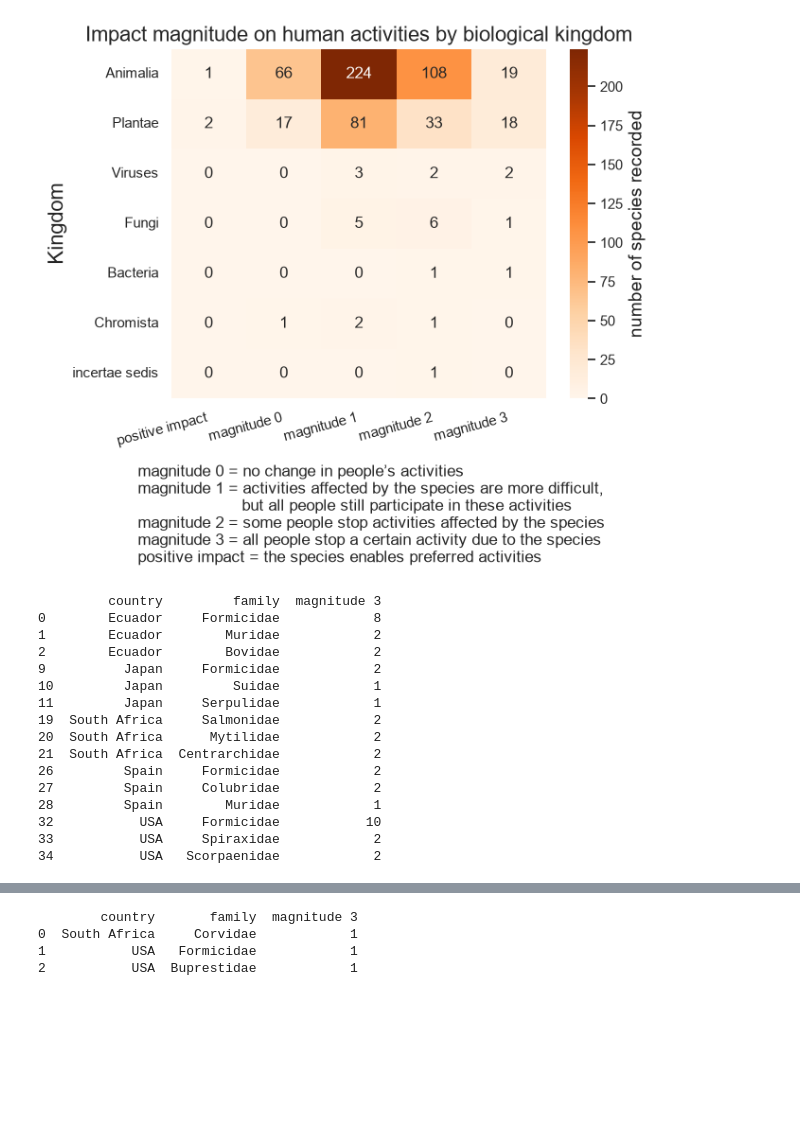
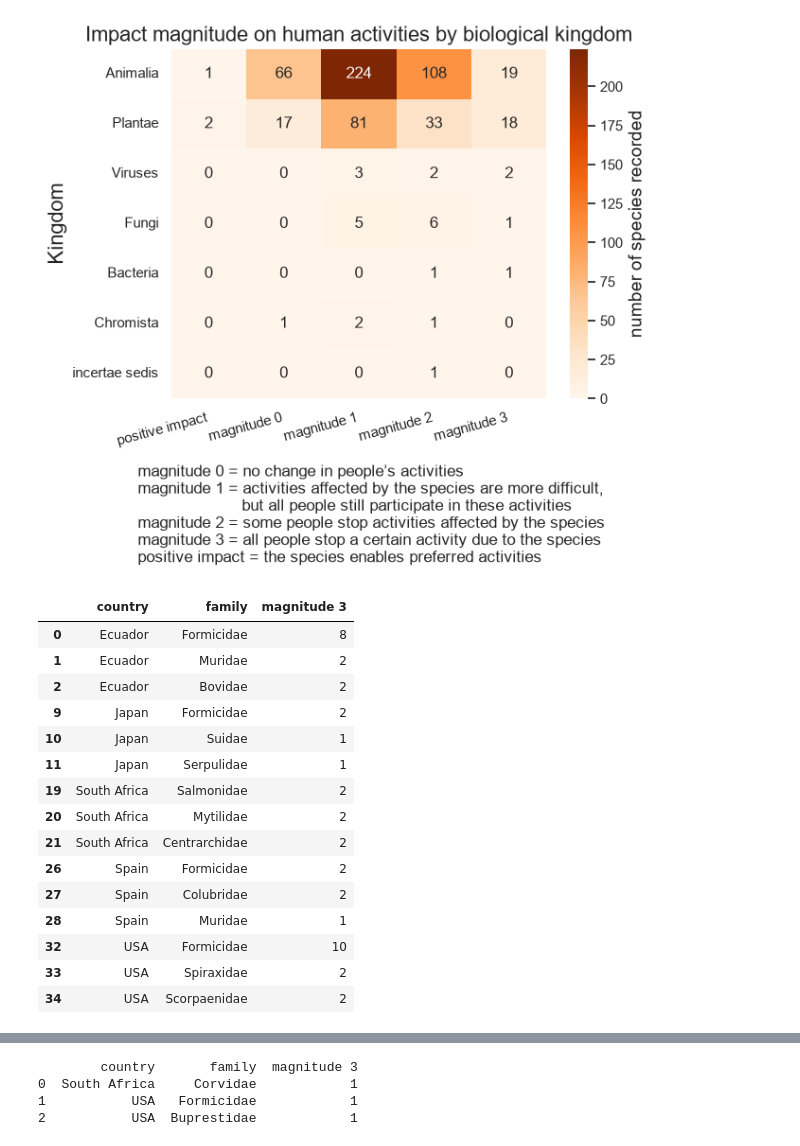
Before and after one commit to zoedoucet/project-1-eda-sql, a Jupyter notebook: notebooks/03_hypothesis_and_visualization.ipynb, the cells around one changed output, grey strips where cells are left out. Cells and saved outputs as stored; diff of their text form; code cells hidden in the pictures; blank space fills up the shorter version.

```diff
--- a/notebooks/03_hypothesis_and_visualization.ipynb
+++ b/notebooks/03_hypothesis_and_visualization.ipynb
@@ -394,27 +388,27 @@ plt.show()
 # %%
 # top three taxa with the greatets impact on nature form the Animalia kingdom in the top five most affected countries
 top3_q3h3_1 = (q3h3_1
     .sort_values(["country", "magnitude 3"], ascending=[True, False])
     .groupby("country")
     .head(3))
-print(top3_q3h3_1)
+top3_q3h3_1
 # %% [output]
-         country         family  magnitude 3
-0        Ecuador     Formicidae            8
-1        Ecuador        Muridae            2
-2        Ecuador        Bovidae            2
-9          Japan     Formicidae            2
-10         Japan         Suidae            1
-11         Japan     Serpulidae            1
-19  South Africa     Salmonidae            2
-20  South Africa      Mytilidae            2
-21  South Africa  Centrarchidae            2
-26         Spain     Formicidae            2
-27         Spain     Colubridae            2
-28         Spain        Muridae            1
-32           USA     Formicidae           10
-33           USA     Spiraxidae            2
-34           USA   Scorpaenidae            2
+|  | country | family | magnitude 3 |
+| 0 | Ecuador | Formicidae | 8 |
+| 1 | Ecuador | Muridae | 2 |
+| 2 | Ecuador | Bovidae | 2 |
+| 9 | Japan | Formicidae | 2 |
+| 10 | Japan | Suidae | 1 |
+| 11 | Japan | Serpulidae | 1 |
+| 19 | South Africa | Salmonidae | 2 |
+| 20 | South Africa | Mytilidae | 2 |
+| 21 | South Africa | Centrarchidae | 2 |
+| 26 | Spain | Formicidae | 2 |
+| 27 | Spain | Colubridae | 2 |
+| 28 | Spain | Muridae | 1 |
+| 32 | USA | Formicidae | 10 |
+| 33 | USA | Spiraxidae | 2 |
+| 34 | USA | Scorpaenidae | 2 |
 # %%
 # top three taxa with the greatets impact on nature form the Plantae kingdom in the top five most affected countries
 top3_q3h4_1 = (q3h4_1
```
Also changed, not shown: parts of 22 cells of this notebook, 4 other files.
